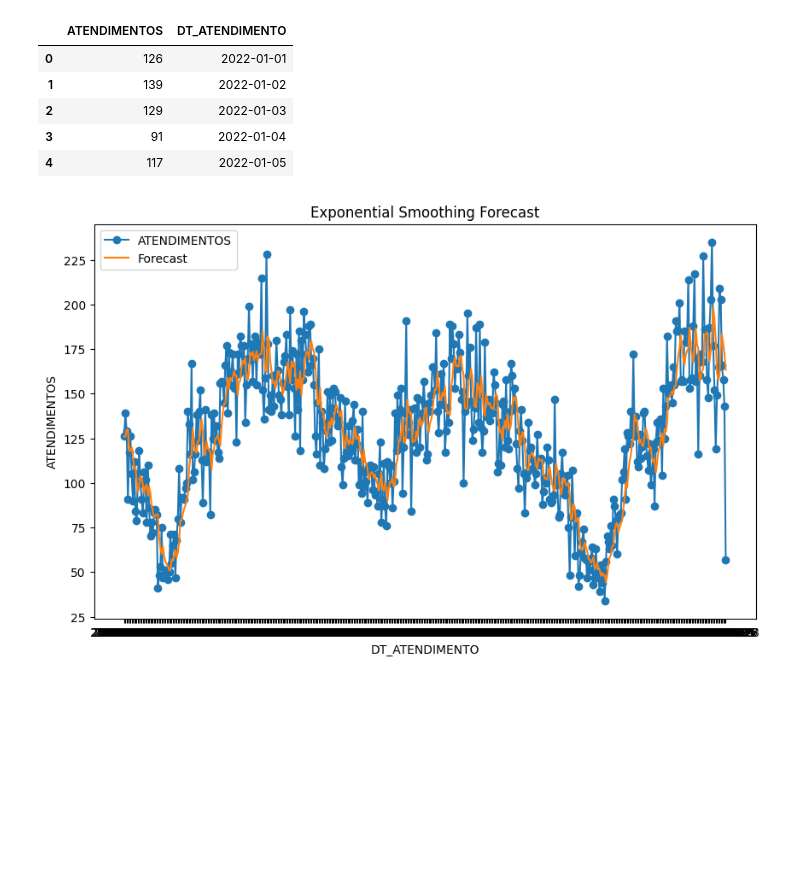
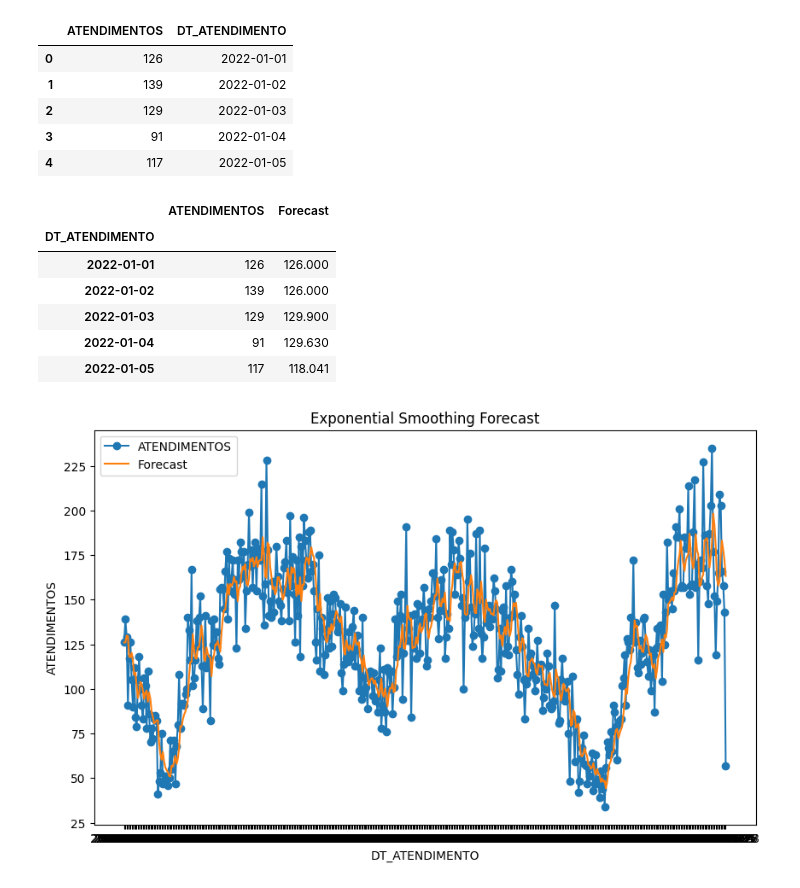
Before and after one commit to cbeloni/datasaude-ml, a Jupyter notebook: Regressao/main_statsmodel.ipynb, the cells around one changed output. Cells and saved outputs as stored; diff of their text form; code cells hidden in the pictures; blank space fills up the shorter version.

```diff
--- a/Regressao/main_statsmodel.ipynb
+++ b/Regressao/main_statsmodel.ipynb
@@ -19,4 +19,24 @@ df.head()
 | 2 | 129 | 2022-01-03 |
 | 3 | 91 | 2022-01-04 |
 | 4 | 117 | 2022-01-05 |
+# %%
+df.set_index('DT_ATENDIMENTO', inplace=True)
+
+model = sm.tsa.SimpleExpSmoothing(df['ATENDIMENTOS'])
+ses_model = model.fit(smoothing_level=0.3)
+df['Forecast'] = ses_model.fittedvalues
+
+df.head()
+
+
+
+# joblib.dump(logistic_regression, "dados_treino_2022.pkl")
+# %% [output]
+|  | ATENDIMENTOS | Forecast |
+| DT_ATENDIMENTO |  |  |
+| 2022-01-01 | 126 | 126.000 |
+| 2022-01-02 | 139 | 126.000 |
+| 2022-01-03 | 129 | 129.900 |
+| 2022-01-04 | 91 | 129.630 |
+| 2022-01-05 | 117 | 118.041 |
 # %%
```
Also changed, not shown: parts of 3 cells of this notebook.
